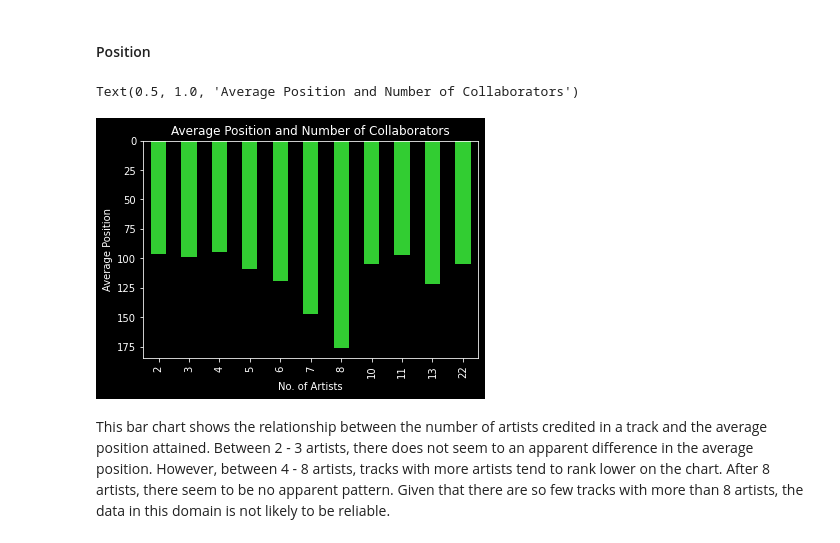
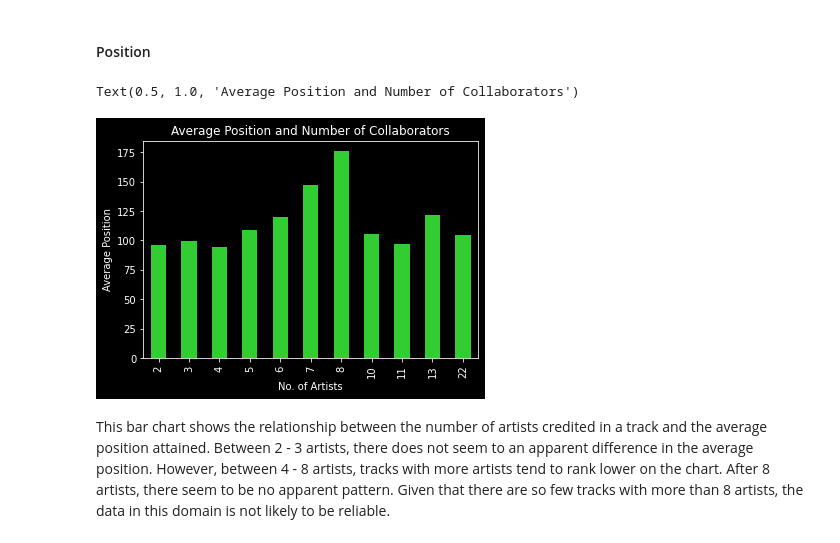
Before and after one commit to PeterGarcia95/spotify_collabs, a Jupyter notebook: Final EDA_MH.ipynb, the cells around one changed output. Drawn from its saved outputs; the diff is of its cells as text; code cells hidden in the pictures.

Commit message:
Fixed inverted bar charts

```diff
--- a/Final EDA_MH.ipynb
+++ b/Final EDA_MH.ipynb
@@ -92,22 +92,22 @@ This chart shows the frequency of different numbers of artists involved in a col
 # %%
 position_collaborators = (
     collab_data[['Date', 'Track URI2', 'No. of Artists', 'Position']]
     .drop_duplicates()
     .groupby(["No. of Artists"])["Position"]
     .mean()
     .reset_index(name="Position")
     .sort_values(by="No. of Artists", ascending= True)
     .plot.bar(x="No. of Artists", y="Position", color = main_color)
 )
 position_collaborators.set_facecolor(bg_color)
 position_collaborators.get_legend().remove()
-position_collaborators.invert_yaxis()
+# position_collaborators.invert_yaxis()
 position_collaborators.set_xlabel("No. of Artists")
 position_collaborators.set_ylabel("Average Position")
 position_collaborators.set_title("Average Position and Number of Collaborators")
 # %% [output]
 Text(0.5, 1.0, 'Average Position and Number of Collaborators')
-[figure, old version]
+[figure, new version]
 # %% [markdown]
 This bar chart shows the relationship between the number of artists credited in a track and the average position attained. Between 2 - 3 artists, there does not seem to an apparent difference in the average position. However, between 4 - 8 artists, tracks with more artists tend to rank lower on the chart. After 8 artists, there seem to be no apparent pattern. Given that there are so few tracks with more than 8 artists, the data in this domain is not likely to be reliable.
 # %% [markdown]
```
Also changed, not shown: parts of 2 cells of this notebook, 1 other file.
